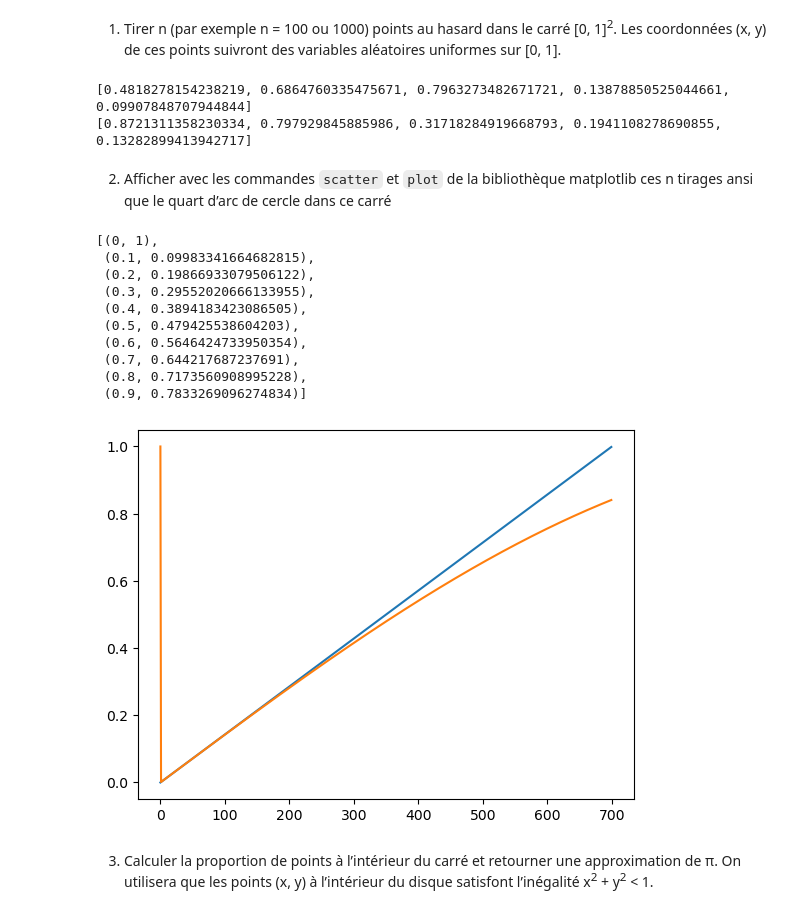
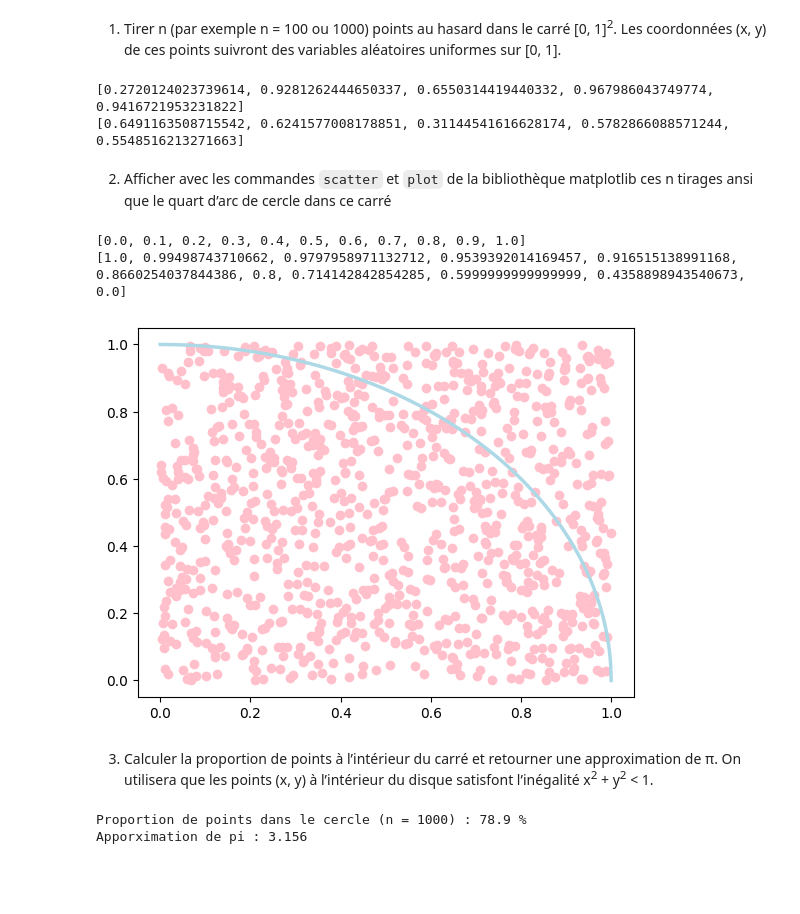
Before and after one commit to sillyash/BUT, a Jupyter notebook: S3-APP/R308_Maths_Stats/TP1_Ash_MERIENNE.ipynb, the cells around one changed output. Cells and saved outputs as stored; diff of their text form; code cells hidden in the pictures; blank space fills up the shorter version.

```diff
--- a/S3-APP/R308_Maths_Stats/TP1_Ash_MERIENNE.ipynb
+++ b/S3-APP/R308_Maths_Stats/TP1_Ash_MERIENNE.ipynb
@@ -170,3 +204,5 @@ def Y(x: float):
+# %%
+n = 10000
 # %% [markdown]
 ### Exercice 4 - Méthode de Monte-Carlo
 
@@ -193,8 +229,8 @@ y = coord[1]
 print(x)
 print(y)
 # %% [output]
-[0.4818278154238219, 0.6864760335475671, 0.7963273482671721, 0.13878850525044661, 0.09907848707944844]
-[0.8721311358230334, 0.797929845885986, 0.31718284919668793, 0.1941108278690855, 0.13282899413942717]
+[0.2720124023739614, 0.9281262444650337, 0.6550314419440332, 0.967986043749774, 0.9416721953231822]
+[0.6491163508715542, 0.6241577008178851, 0.31144541616628174, 0.5782866088571244, 0.5548516213271663]
 # %% [markdown]
 2. Afficher avec les commandes `scatter` et `plot` de la bibliothèque matplotlib ces n tirages ansi que le quart d’arc de cercle dans ce carré
 # %%
@@ -203,39 +239,54 @@ import math
 def arc_cercle(precision: int) -> list:
     a = []
     b = []
-    for i in range(1, precision):
-        abcisse = i / precision
-        ordonnee = math.sin(abcisse)
-        a.append(abcisse)
-        b.append(ordonnee)
-    return [a,b]
+    for i in range(precision + 1):
+        x = i / precision
+        y = math.sqrt(1 - x**2)
+        a.append(x)
+        b.append(y)
+    return [a, b]
 
 circ = arc_cercle(10)
 a = circ[0]
 b = circ[1]
+
+print(a)
+print(b)
 # %% [output]
-[(0, 1),
- (0.1, 0.09983341664682815),
- (0.2, 0.19866933079506122),
- (0.3, 0.29552020666133955),
- (0.4, 0.3894183423086505),
- (0.5, 0.479425538604203),
- (0.6, 0.5646424733950354),
- (0.7, 0.644217687237691),
- (0.8, 0.7173560908995228),
- (0.9, 0.7833269096274834)]
+[0.0, 0.1, 0.2, 0.3, 0.4, 0.5, 0.6, 0.7, 0.8, 0.9, 1.0]
+[1.0, 0.99498743710662, 0.9797958971132712, 0.9539392014169457, 0.916515138991168, 0.8660254037844386, 0.8, 0.714142842854285, 0.5999999999999999, 0.4358898943540673, 0.0]
 # %%
-n = 700
+n = 1000
+coord = tirage(n)
 
-coord = tirage(n)
 x = coord[0]
 y = coord[1]
 z = arc_cercle(n)
 
-#plt.scatter(x, y)
-plt.plot(z)
+plt.scatter(x, y, color="pink")
+plt.plot(z[0], z[1], color="lightblue", linewidth=2.5)
 plt.show()
 # %% [output]
-[figure, old version]
+[figure, new version]
 # %% [markdown]
 3. Calculer la proportion de points à l’intérieur du carré et retourner une approximation de π. On utilisera que les points (x, y) à l’intérieur du disque satisfont l’inégalité x<sup>2</sup> + y<sup>2</sup> < 1.
+# %%
+n = 1000
+coord = tirage(n)
+
+def inside_circ (points: list, n: int) -> float:
+    x = points[0]
+    y = points[1]
+    pointsInside = 0
+    for i in range(len(x)):
+        if (x[i]**2 + y[i]**2) < 1:
+            pointsInside += 1
+    return pointsInside / n
+
+p = inside_circ(coord, n)
+
+print("Proportion de points dans le cercle (n =", str(n)+") :", p*100, '%')
+print("Apporximation de pi :", p*4)
+# %% [output]
+Proportion de points dans le cercle (n = 1000) : 78.9 %
+Apporximation de pi : 3.156
```
Also changed, not shown: parts of 16 cells of this notebook.
